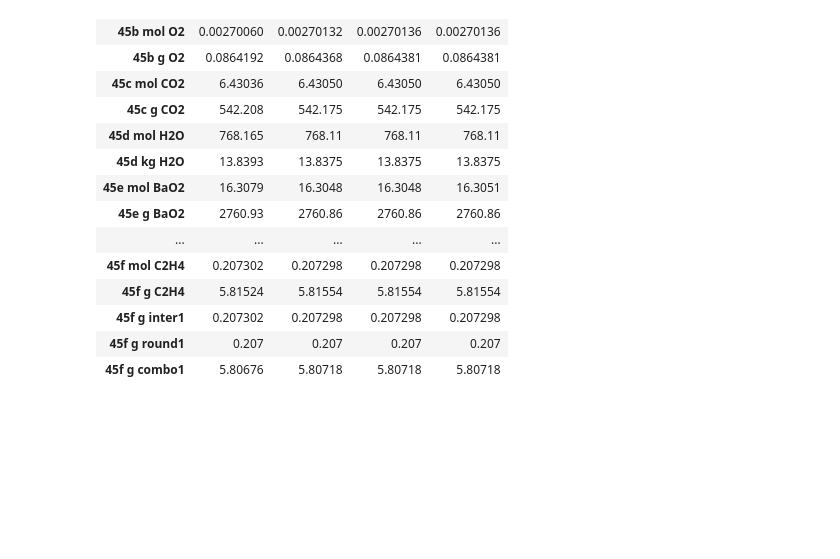
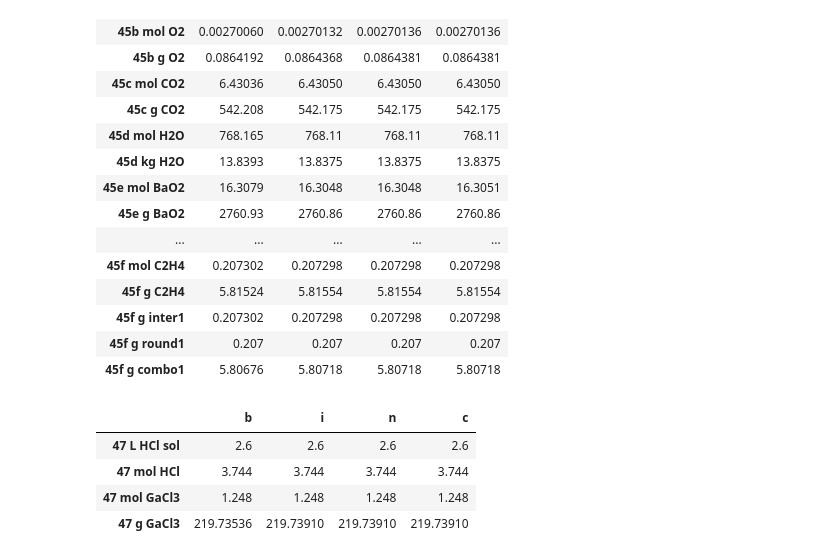
Before and after one commit to dean-e-peterson/python-misc, a Jupyter notebook: chem2e-ch3.ipynb, the cells around one changed output. Drawn from its saved outputs; the diff is of its cells as text; code cells hidden in the pictures; blank space fills up the shorter version.

```diff
--- a/chem2e-ch3.ipynb
+++ b/chem2e-ch3.ipynb
@@ -324,3 +343,18 @@ compares(ex4_45)
 | 45f g inter1 | 0.207302 | 0.207298 | 0.207298 | 0.207298 |
 | 45f g round1 | 0.207 | 0.207 | 0.207 | 0.207 |
 | 45f g combo1 | 5.80676 | 5.80718 | 5.80718 | 5.80718 |
+# %%
+def ex4_47(s):
+    with localcontext(prec=8):
+        return {
+            '47 L HCl sol': Decimal('2.6'),
+            '47 mol HCl': Decimal('2.6') * Decimal('1.44'),
+            '47 mol GaCl3': Decimal('2.6') * Decimal('1.44') * 2 / 6,
+            '47 g GaCl3': Decimal('2.6') * Decimal('1.44') * 2 / 6 * (s.Ga + s.Cl*3) }
+compares(ex4_47)
+# %% [output]
+|  | b | i | n | c |
+| 47 L HCl sol | 2.6 | 2.6 | 2.6 | 2.6 |
+| 47 mol HCl | 3.744 | 3.744 | 3.744 | 3.744 |
+| 47 mol GaCl3 | 1.248 | 1.248 | 1.248 | 1.248 |
+| 47 g GaCl3 | 219.73536 | 219.73910 | 219.73910 | 219.73910 |
```
Also changed, not shown: parts of 4 cells of this notebook.
